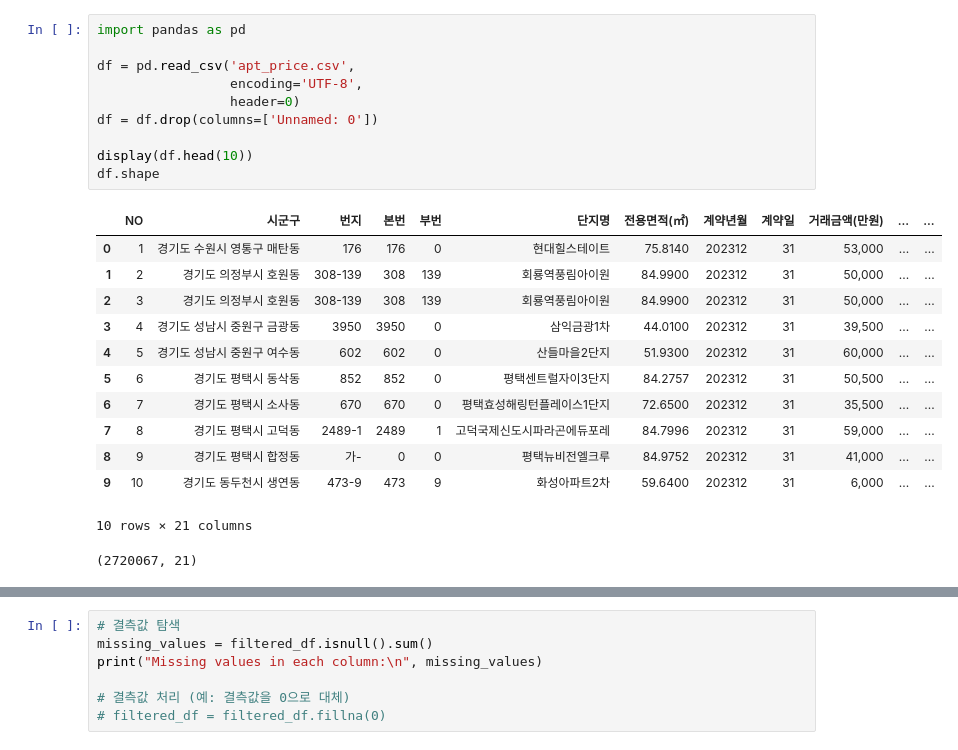
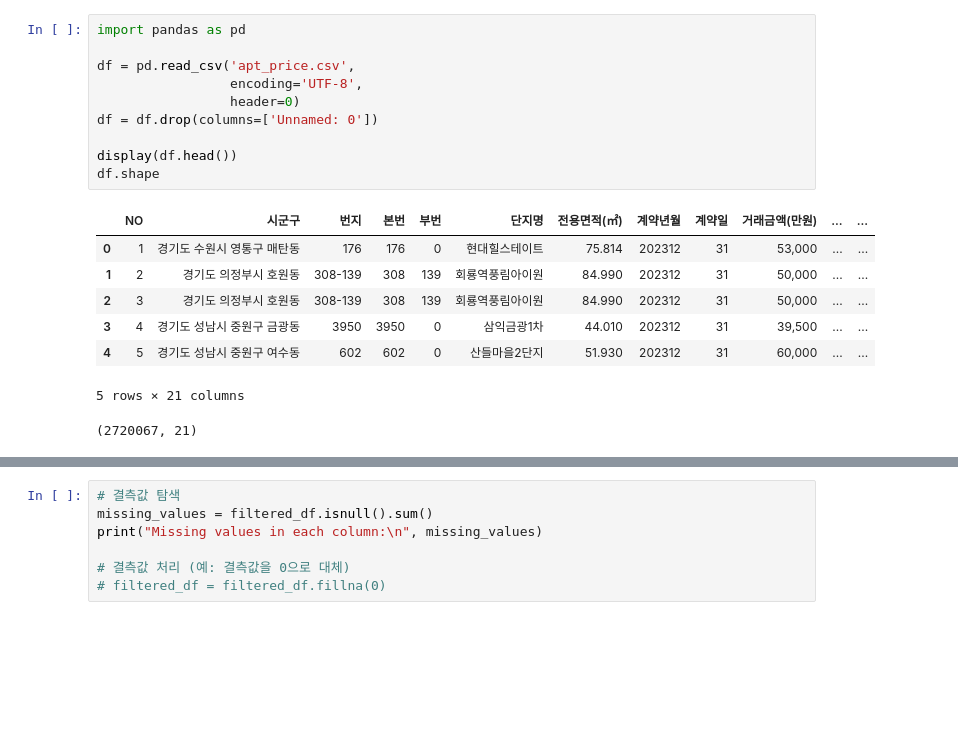
Before and after one commit to SnapishAgent/Ilsan-Investment-Insight, a Jupyter notebook: 아파트 실거래가/apt_price.ipynb, the cells around one changed output, grey strips where cells are left out. Drawn from its saved outputs; the diff is of its cells as text; blank space fills up the shorter version.

```diff
--- a/아파트 실거래가/apt_price.ipynb
+++ b/아파트 실거래가/apt_price.ipynb
@@ -1,26 +1,21 @@
 # %%
 import pandas as pd
 
 df = pd.read_csv('apt_price.csv',
                  encoding='UTF-8',
                  header=0)
 df = df.drop(columns=['Unnamed: 0'])
 
-display(df.head(10))
+display(df.head())
 df.shape
 # %% [output]
 |  | NO | 시군구 | 번지 | 본번 | 부번 | 단지명 | 전용면적(㎡) | 계약년월 | 계약일 | 거래금액(만원) | ... | ... |
-| 0 | 1 | 경기도 수원시 영통구 매탄동 | 176 | 176 | 0 | 현대힐스테이트 | 75.8140 | 202312 | 31 | 53,000 | ... | ... |
-| 1 | 2 | 경기도 의정부시 호원동 | 308-139 | 308 | 139 | 회룡역풍림아이원 | 84.9900 | 202312 | 31 | 50,000 | ... | ... |
-| 2 | 3 | 경기도 의정부시 호원동 | 308-139 | 308 | 139 | 회룡역풍림아이원 | 84.9900 | 202312 | 31 | 50,000 | ... | ... |
-| 3 | 4 | 경기도 성남시 중원구 금광동 | 3950 | 3950 | 0 | 삼익금광1차 | 44.0100 | 202312 | 31 | 39,500 | ... | ... |
-| 4 | 5 | 경기도 성남시 중원구 여수동 | 602 | 602 | 0 | 산들마을2단지 | 51.9300 | 202312 | 31 | 60,000 | ... | ... |
-| 5 | 6 | 경기도 평택시 동삭동 | 852 | 852 | 0 | 평택센트럴자이3단지 | 84.2757 | 202312 | 31 | 50,500 | ... | ... |
-| 6 | 7 | 경기도 평택시 소사동 | 670 | 670 | 0 | 평택효성해링턴플레이스1단지 | 72.6500 | 202312 | 31 | 35,500 | ... | ... |
-| 7 | 8 | 경기도 평택시 고덕동 | 2489-1 | 2489 | 1 | 고덕국제신도시파라곤에듀포레 | 84.7996 | 202312 | 31 | 59,000 | ... | ... |
-| 8 | 9 | 경기도 평택시 합정동 | 가- | 0 | 0 | 평택뉴비전엘크루 | 84.9752 | 202312 | 31 | 41,000 | ... | ... |
-| 9 | 10 | 경기도 동두천시 생연동 | 473-9 | 473 | 9 | 화성아파트2차 | 59.6400 | 202312 | 31 | 6,000 | ... | ... |
+| 0 | 1 | 경기도 수원시 영통구 매탄동 | 176 | 176 | 0 | 현대힐스테이트 | 75.814 | 202312 | 31 | 53,000 | ... | ... |
+| 1 | 2 | 경기도 의정부시 호원동 | 308-139 | 308 | 139 | 회룡역풍림아이원 | 84.990 | 202312 | 31 | 50,000 | ... | ... |
+| 2 | 3 | 경기도 의정부시 호원동 | 308-139 | 308 | 139 | 회룡역풍림아이원 | 84.990 | 202312 | 31 | 50,000 | ... | ... |
+| 3 | 4 | 경기도 성남시 중원구 금광동 | 3950 | 3950 | 0 | 삼익금광1차 | 44.010 | 202312 | 31 | 39,500 | ... | ... |
+| 4 | 5 | 경기도 성남시 중원구 여수동 | 602 | 602 | 0 | 산들마을2단지 | 51.930 | 202312 | 31 | 60,000 | ... | ... |
-10 rows × 21 columns
+5 rows × 21 columns
 (2720067, 21)
 # %%
 # 필터링할 지역 리스트 생성
```
Also changed, not shown: parts of 10 cells of this notebook, 1 other file.
